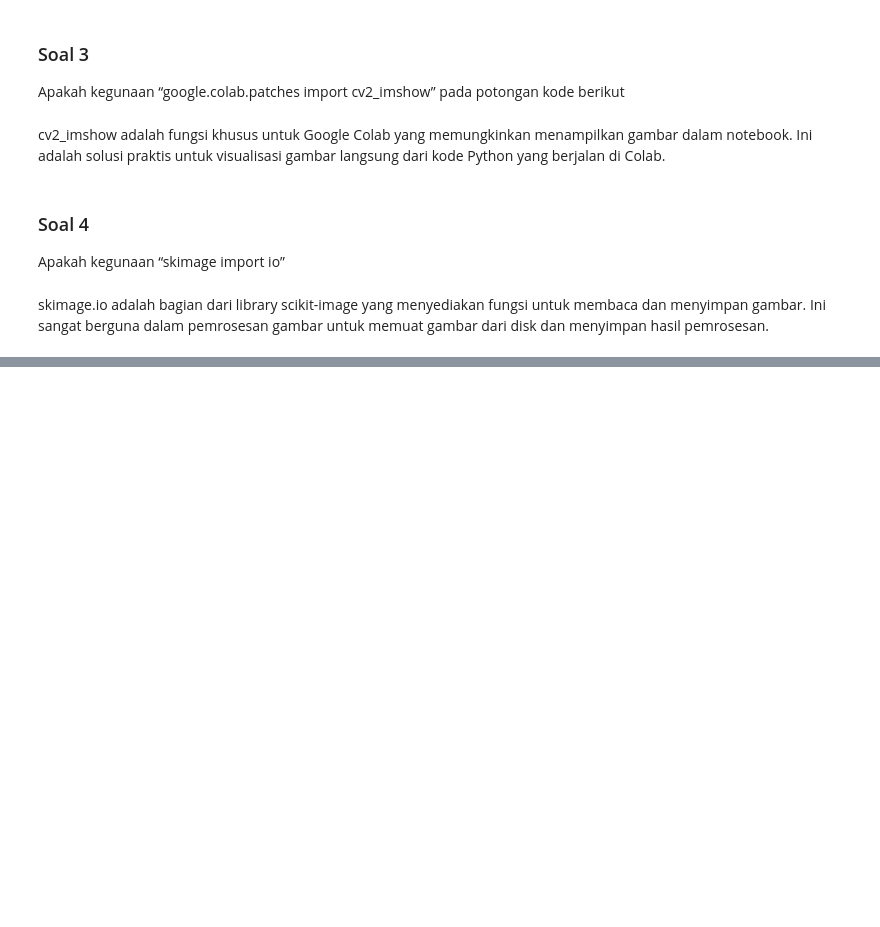
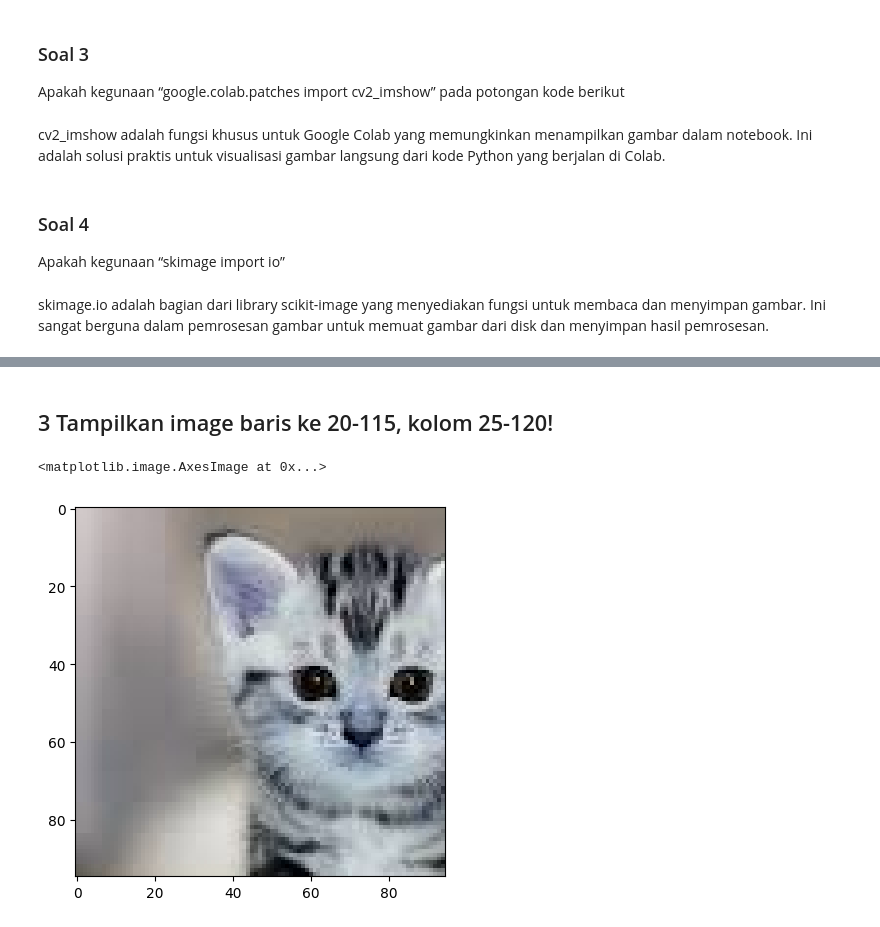
Before and after one commit to iannstronaut/PCVK_Ganjil_24-25, a Jupyter notebook: Week2.ipynb, the cells around one changed output, grey strips where cells are left out. Cells and saved outputs as stored; diff of their text form; code cells hidden in the pictures; blank space fills up the shorter version.

```diff
--- a/Week2.ipynb
+++ b/Week2.ipynb
@@ -203,0 +244,10 @@ skimage.io adalah bagian dari library scikit-image yang menyediakan fungsi untuk
+# %% [markdown]
+## 3 Tampilkan image baris ke 20-115, kolom 25-120!
+# %%
+crpt_img = img.copy()
+
+crpt_img = crpt_img[20:115, 25:120]
+plt.imshow(crpt_img)
+# %% [output]
+<matplotlib.image.AxesImage at 0x...>
+[figure, added]
```
Also changed, not shown: parts of 18 cells of this notebook.
